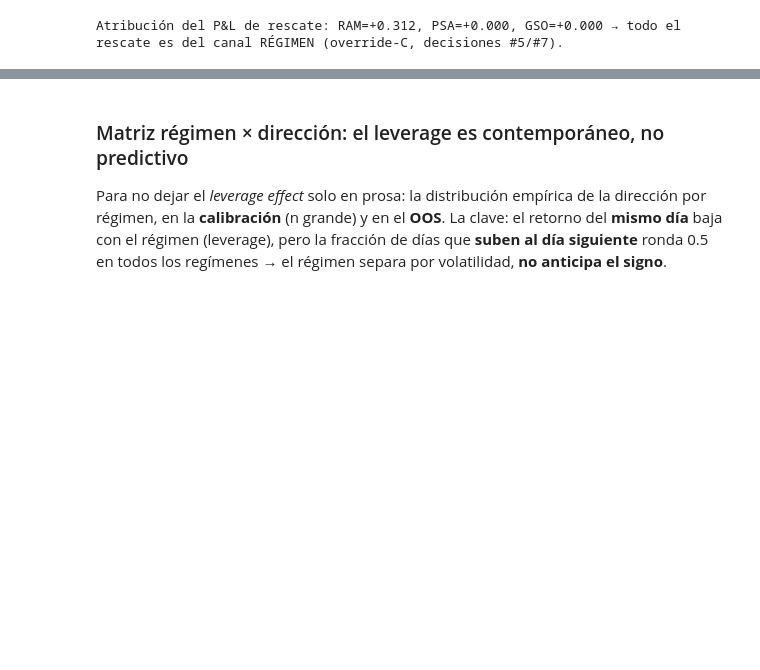
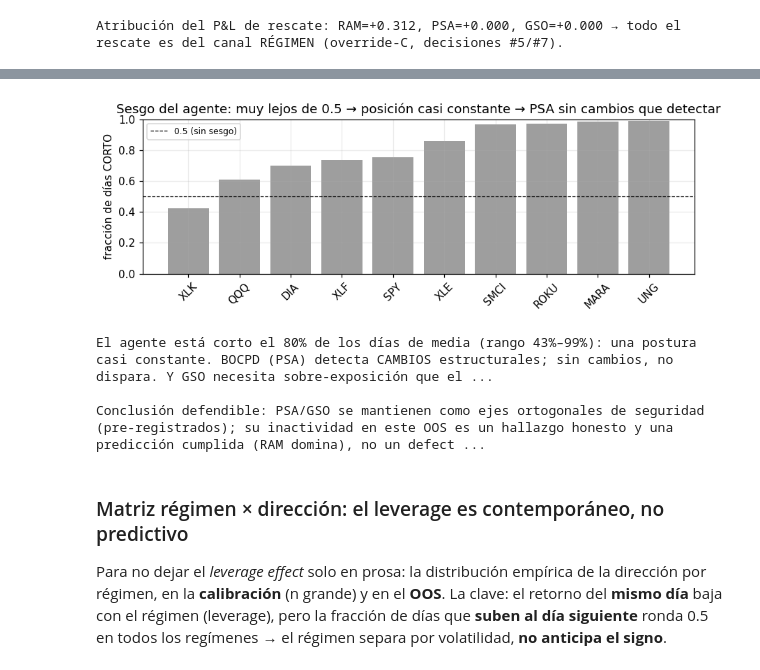
Before and after one commit to RaquelGarciah/Real-time-statistical-supervision-of-an-AI-trading-agent, a Jupyter notebook: notebooks/STRATA_marco_practico.ipynb, the cells around one changed output, grey strips where cells are left out. Saved outputs shown, nothing was run; the diff lists cells and outputs as text; code cells hidden in the pictures; blank space fills up the shorter version.

```diff
--- a/notebooks/STRATA_marco_practico.ipynb
+++ b/notebooks/STRATA_marco_practico.ipynb
@@ -263,3 +313,21 @@ Atribución del P&L de rescate: RAM=+0.312, PSA=+0.000, GSO=+0.000 → todo el r
+# %%
+# Evidencia 2 (mecánica): el agente tiene sesgo PERSISTENTE → PSA (cambio estructural) no tiene qué detectar
+shorts = {a: MECH[a]["agente_frac_corto"] for a in PANEL10}
+fig, ax = plt.subplots(figsize=(8, 3.0))
+order = sorted(PANEL10, key=lambda a: shorts[a])
+ax.bar(order, [shorts[a] for a in order], color="#9e9e9e"); ax.axhline(0.5, color="k", ls="--", lw=.8, label="0.5 (sin sesgo)")
+ax.set_ylim(0, 1); ax.set_ylabel("fracción de días CORTO"); ax.set_title("Sesgo del agente: muy lejos de 0.5 → posición casi constante → PSA sin cambios que detectar")
+ax.tick_params(axis="x", rotation=45); ax.legend(fontsize=8); plt.tight_layout(); plt.show()
+print(f"El agente está corto el {np.mean(list(shorts.values())):.0%} de los días de media (rango "
+      f"{min(shorts.values()):.0%}–{max(shorts.values()):.0%}): una postura casi constante. BOCPD (PSA) detecta "
+      "CAMBIOS estructurales; sin cambios, no dispara. Y GSO necesita sobre-exposición que el agente no genera.")
+print("\nConclusión defendible: PSA/GSO se mantienen como ejes ortogonales de seguridad (pre-registrados); su "
+      "inactividad en este OOS es un hallazgo honesto y una predicción cumplida (RAM domina), no un defecto.")
+# %% [output]
+[figure, added]
+El agente está corto el 80% de los días de media (rango 43%–99%): una postura casi constante. BOCPD (PSA) detecta CAMBIOS estructurales; sin cambios, no dispara. Y GSO necesita sobre-exposición que el ...
+
+Conclusión defendible: PSA/GSO se mantienen como ejes ortogonales de seguridad (pre-registrados); su inactividad en este OOS es un hallazgo honesto y una predicción cumplida (RAM domina), no un defect ...
 # %% [markdown]
 ### Matriz régimen × dirección: el leverage es contemporáneo, no predictivo
 Para no dejar el *leverage effect* solo en prosa: la distribución empírica de la dirección por régimen, en la
```
Also changed, not shown: parts of 3 cells of this notebook, 1 other file.
